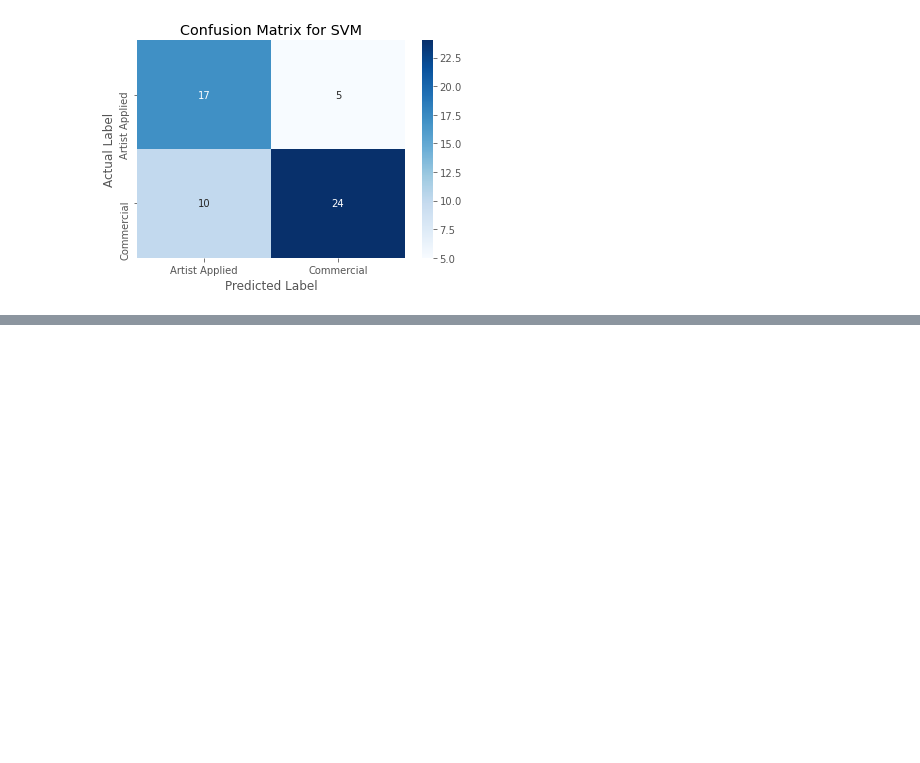
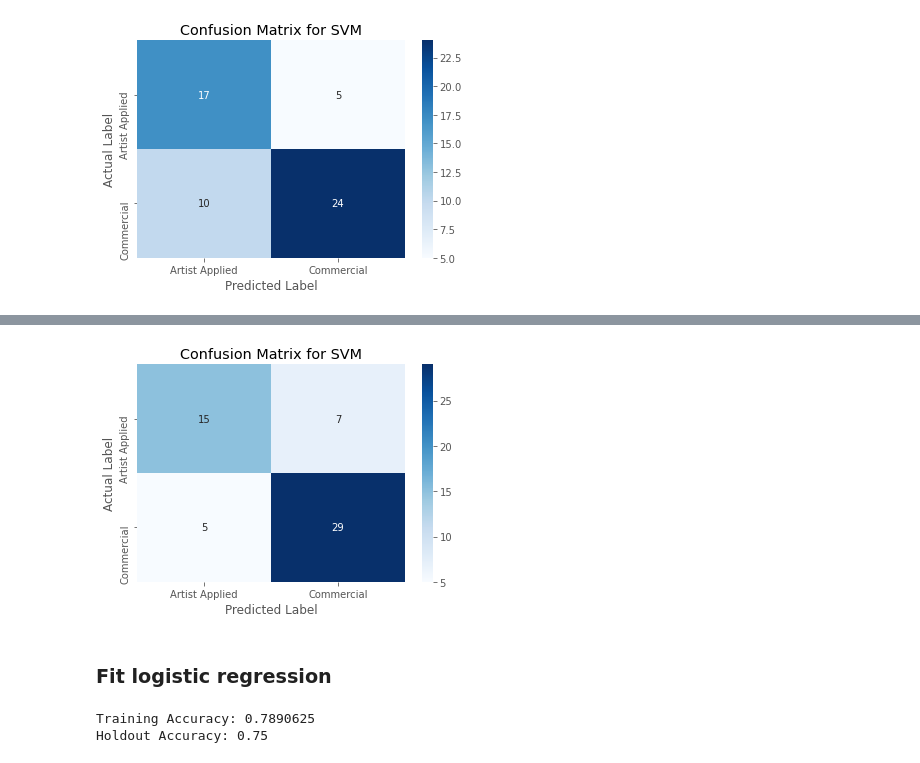
Before and after one commit to DS-Project-Group-7/Data-Science-Project, a Jupyter notebook: data_analysis/ground-application-prediction.ipynb, the cells around one changed output, grey strips where cells are left out. Drawn from its saved outputs; the diff is of its cells as text; code cells hidden in the pictures; blank space fills up the shorter version.

```diff
--- a/data_analysis/ground-application-prediction.ipynb
+++ b/data_analysis/ground-application-prediction.ipynb
@@ -201,0 +214,9 @@ plt.show()
+# %%
+from sklearn.ensemble import RandomForestClassifier
+
+rfc = RandomForestClassifier(max_depth=10, n_estimators=100, random_state=10)
+rfc.fit(X_train, y_train)
+valid_prediction = rfc.predict(X_valid)
+test_prediction = rfc.predict(X_test)
+print("Training Accuracy:", rfc.score(X_train, y_train))
+print("Holdout Accuracy:", rfc.score(X_valid, y_valid))
@@ -201,0 +255,27 @@ plt.show()
+# %%
+cm = confusion_matrix(y_valid, valid_prediction)
+
+ax = plt.subplot()
+sns.heatmap(cm, annot=True, fmt='g', ax=ax, cmap='Blues',
+            xticklabels = ['Artist Applied', 'Commercial'],
+            yticklabels = ['Artist Applied', 'Commercial'])
+ax.set_xlabel('Predicted Label')
+ax.set_ylabel('Actual Label')
+ax.set_title('Confusion Matrix for SVM')
+plt.show()
+# %% [output]
+[figure, added]
+# %% [markdown]
+### Fit logistic regression
+# %%
+from sklearn.linear_model import LogisticRegression
+
+lr = LogisticRegression(C=1)
+lr.fit(X_train, y_train)
+valid_prediction = lr.predict(X_valid)
+test_prediction = lr.predict(X_test)
+print("Training Accuracy:", lr.score(X_train, y_train))
+print("Holdout Accuracy:", lr.score(X_valid, y_valid))
+# %% [output]
+Training Accuracy: 0.7890625
+Holdout Accuracy: 0.75
```
Also changed, not shown: parts of 11 cells of this notebook.
